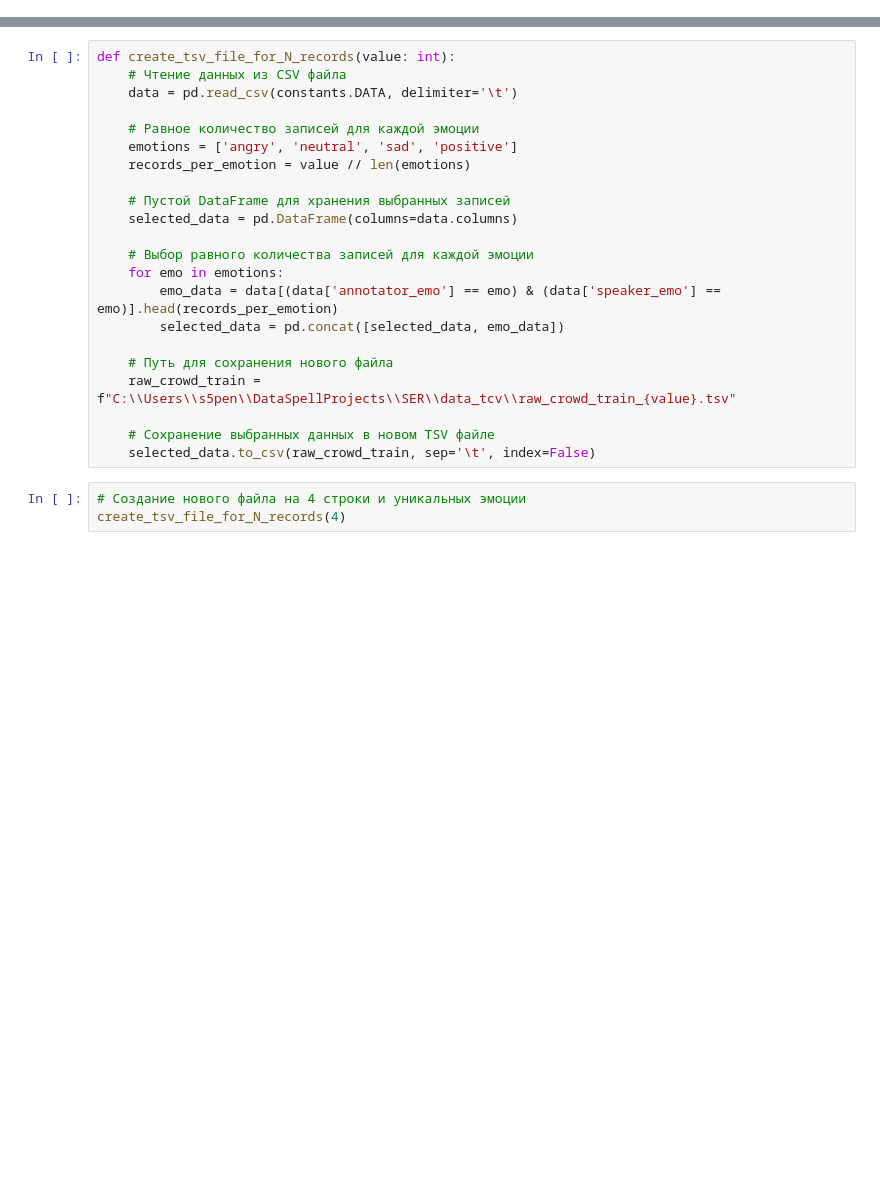
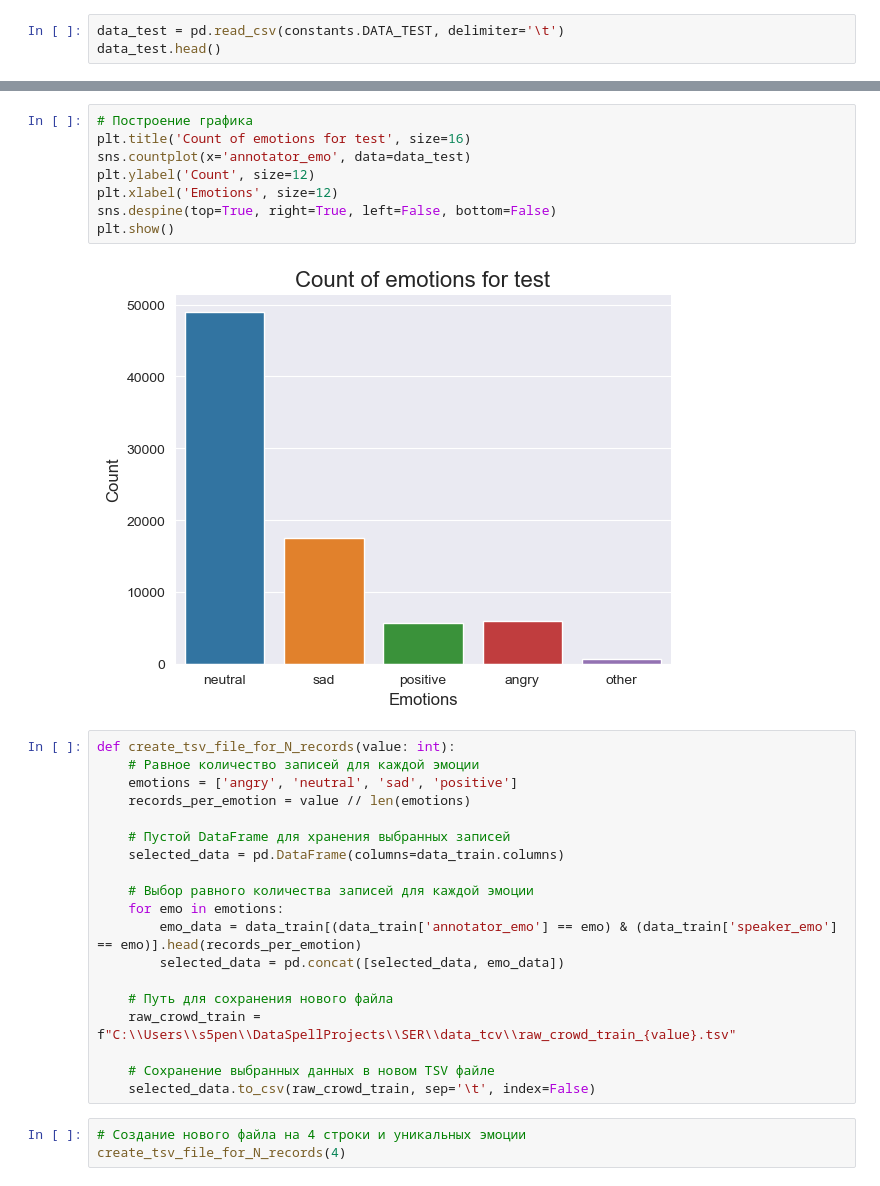
Before and after one commit to SeraphimPentin/SER_fqw, a Jupyter notebook: src/data.ipynb, the cells around one changed output, grey strips where cells are left out. Cells and saved outputs as stored; diff of their text form; blank space fills up the shorter version.

```diff
--- a/src/data.ipynb
+++ b/src/data.ipynb
@@ -18,0 +31,3 @@ DATA.tail()
+# %%
+data_test = pd.read_csv(constants.DATA_TEST, delimiter='\t')
+data_test.head()
@@ -19,18 +41,25 @@ DATA.tail()
+# %%
+# Построение графика
+plt.title('Count of emotions for test', size=16)
+sns.countplot(x='annotator_emo', data=data_test)
+plt.ylabel('Count', size=12)
+plt.xlabel('Emotions', size=12)
+sns.despine(top=True, right=True, left=False, bottom=False)
+plt.show()
+# %% [output]
+[figure, added]
 # %%
 def create_tsv_file_for_N_records(value: int):
-    # Чтение данных из CSV файла
-    data = pd.read_csv(constants.DATA, delimiter='\t')
-
     # Равное количество записей для каждой эмоции
     emotions = ['angry', 'neutral', 'sad', 'positive']
     records_per_emotion = value // len(emotions)
 
     # Пустой DataFrame для хранения выбранных записей
-    selected_data = pd.DataFrame(columns=data.columns)
+    selected_data = pd.DataFrame(columns=data_train.columns)
 
     # Выбор равного количества записей для каждой эмоции
     for emo in emotions:
-        emo_data = data[(data['annotator_emo'] == emo) & (data['speaker_emo'] == emo)].head(records_per_emotion)
+        emo_data = data_train[(data_train['annotator_emo'] == emo) & (data_train['speaker_emo'] == emo)].head(records_per_emotion)
         selected_data = pd.concat([selected_data, emo_data])
 
     # Путь для сохранения нового файла
```
Also changed, not shown: parts of 9 cells of this notebook, 1 other file.
